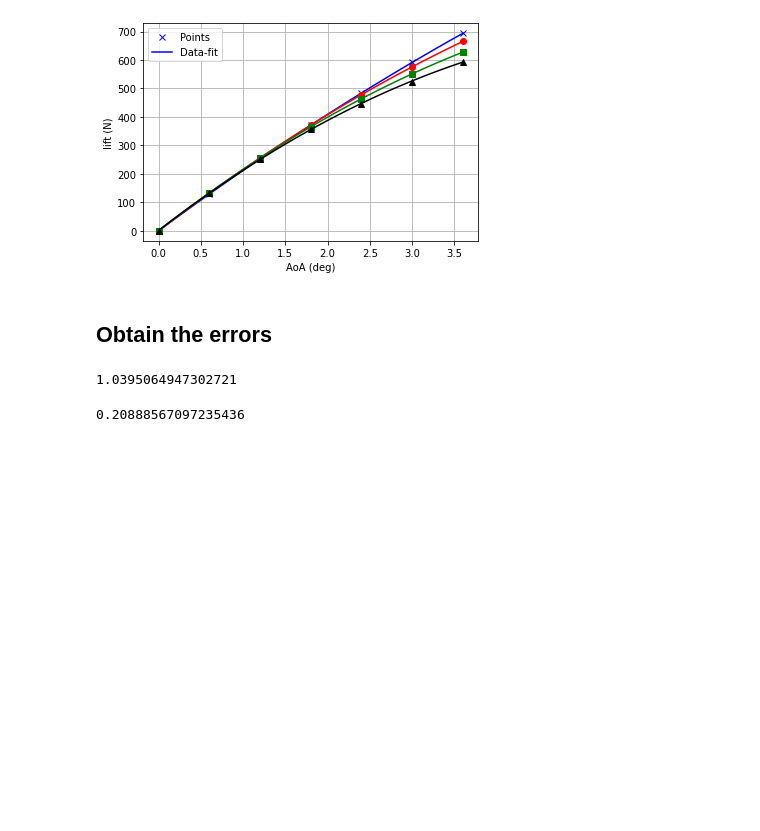
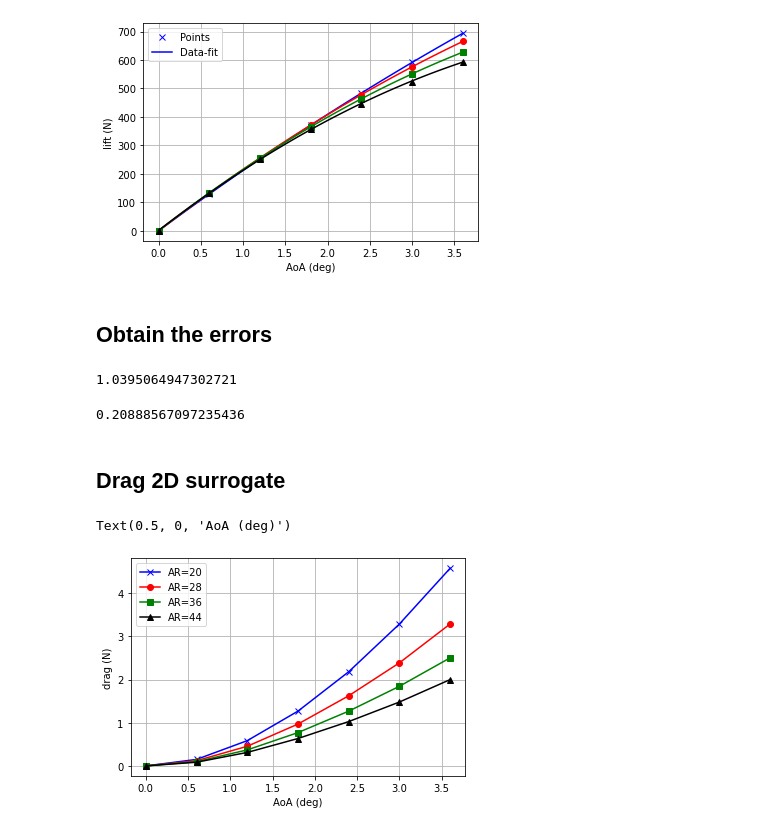
Before and after one commit to ACea15/Projects-SHARPy, a Jupyter notebook: aeroelasticPMOR_Optimization/surrogate_model/aoa_ar_forces_surrogate.ipynb, the cells around one changed output. Drawn from its saved outputs; the diff is of its cells as text; code cells hidden in the pictures; blank space fills up the shorter version.

Commit message:
Added drag 2D polynomial and polynomial basis surrogate saving functionality to notebook]

```diff
--- a/aeroelasticPMOR_Optimization/surrogate_model/aoa_ar_forces_surrogate.ipynb
+++ b/aeroelasticPMOR_Optimization/surrogate_model/aoa_ar_forces_surrogate.ipynb
@@ -288,3 +290,31 @@ error_lift2 = eval_error(lift_test,theta2,x1_test,x2_test,kx,ky)
 print(error_lift2)
 # %% [output]
 0.20888567097235436
+# %% [markdown]
+## Drag 2D surrogate
+# %%
+# Plot lift for different AR's
+x = AoA_deg[0:7]
+drag0 = drag[0:7]
+drag1 = drag[7:14]
+drag2 = drag[14:21]
+drag3 = drag[21:28]
+drag4 = drag[28:35]
+drag5 = drag[35:42]
+drag6 = drag[42:49]
+
+fig4, ax = plt.subplots()
+
+ax.plot(x,drag0,'bx-')
+ax.plot(x,drag2,'ro-')
+ax.plot(x,drag4,'gs-')
+ax.plot(x,drag6,'k^-')
+
+
+ax.legend(["AR=20","AR=28","AR=36","AR=44"])
+ax.grid(True)
+ax.set_ylabel('drag (N)')
+ax.set_xlabel('AoA (deg)')
+# %% [output]
+Text(0.5, 0, 'AoA (deg)')
+[figure, added]
```
Also changed, not shown: parts of 8 cells of this notebook.
